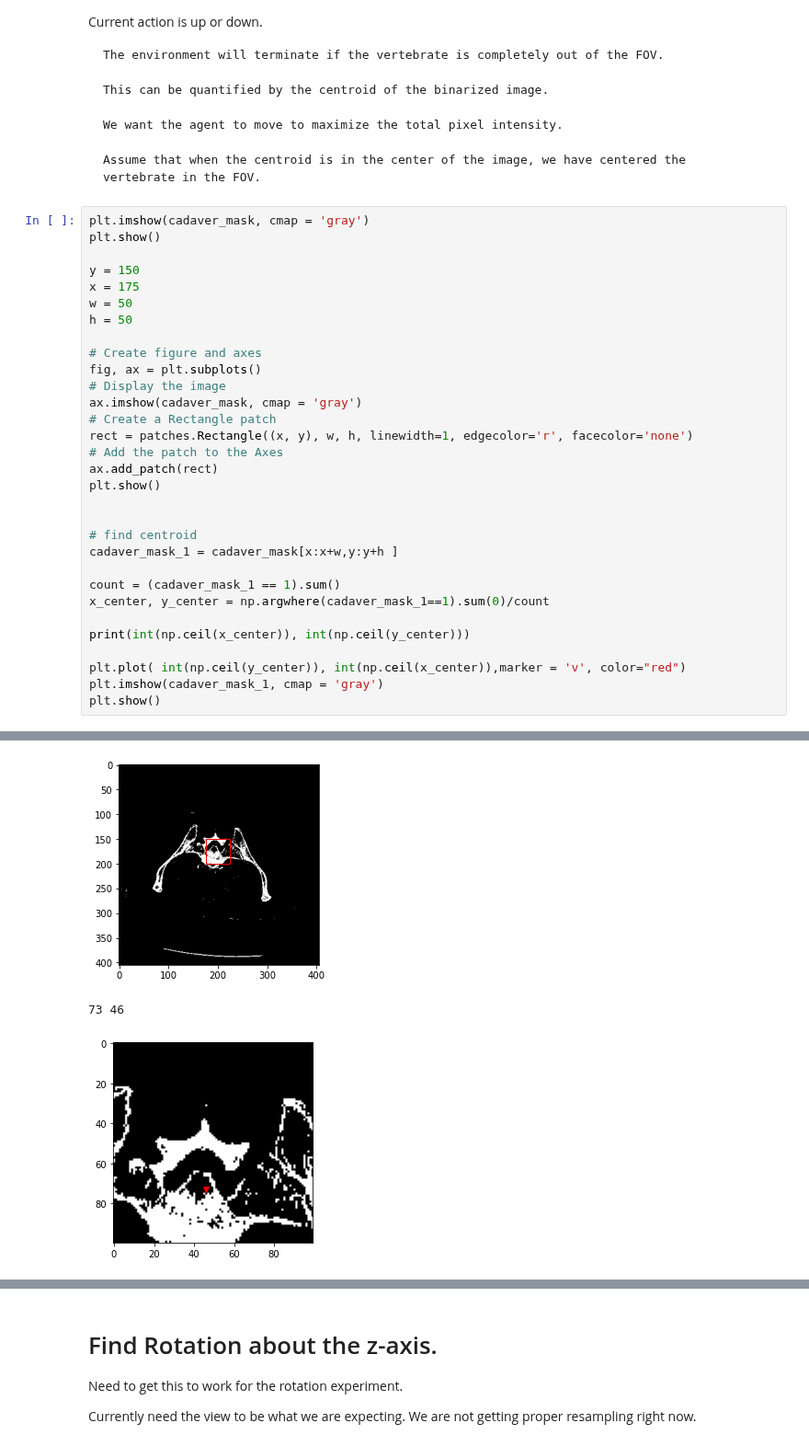
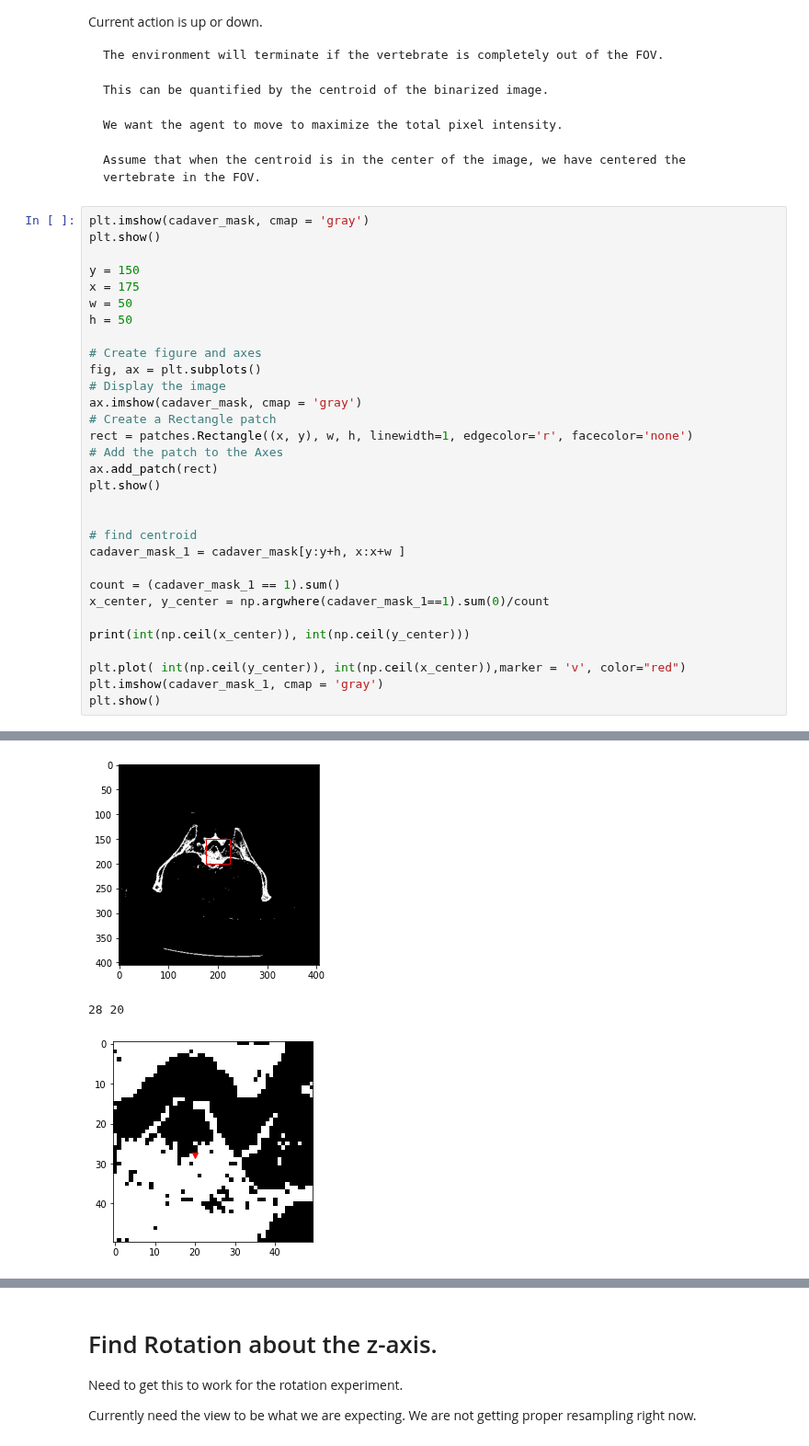
Before and after one commit to aasong113/CT_View_Planning_DeepRL, a Jupyter notebook: DQN/Deep_RL_CT_data_prep.ipynb, the cells around one changed output, grey strips where cells are left out. Shown at 92% size. Cells and saved outputs as stored; diff of their text form.

```diff
--- a/DQN/Deep_RL_CT_data_prep.ipynb
+++ b/DQN/Deep_RL_CT_data_prep.ipynb
@@ -231,33 +231,33 @@ plt.show()
 
 y = 150
 x = 175
 w = 50
 h = 50
 
 # Create figure and axes
 fig, ax = plt.subplots()
 # Display the image
 ax.imshow(cadaver_mask, cmap = 'gray')
 # Create a Rectangle patch
 rect = patches.Rectangle((x, y), w, h, linewidth=1, edgecolor='r', facecolor='none')
 # Add the patch to the Axes
 ax.add_patch(rect)
 plt.show()
 
 
 # find centroid
-cadaver_mask_1 = cadaver_mask[x:x+w,y:y+h ]
+cadaver_mask_1 = cadaver_mask[y:y+h, x:x+w ]
 
 count = (cadaver_mask_1 == 1).sum()
 x_center, y_center = np.argwhere(cadaver_mask_1==1).sum(0)/count
 
 print(int(np.ceil(x_center)), int(np.ceil(y_center)))
 
 plt.plot( int(np.ceil(y_center)), int(np.ceil(x_center)),marker = 'v', color="red")
 plt.imshow(cadaver_mask_1, cmap = 'gray')
 plt.show()
 # %% [output]
 [figure]
 [figure]
-73 46
+28 20
-[figure, old version]
+[figure, new version]
```
Also changed, not shown: parts of 1 cell of this notebook, 1 other file.
